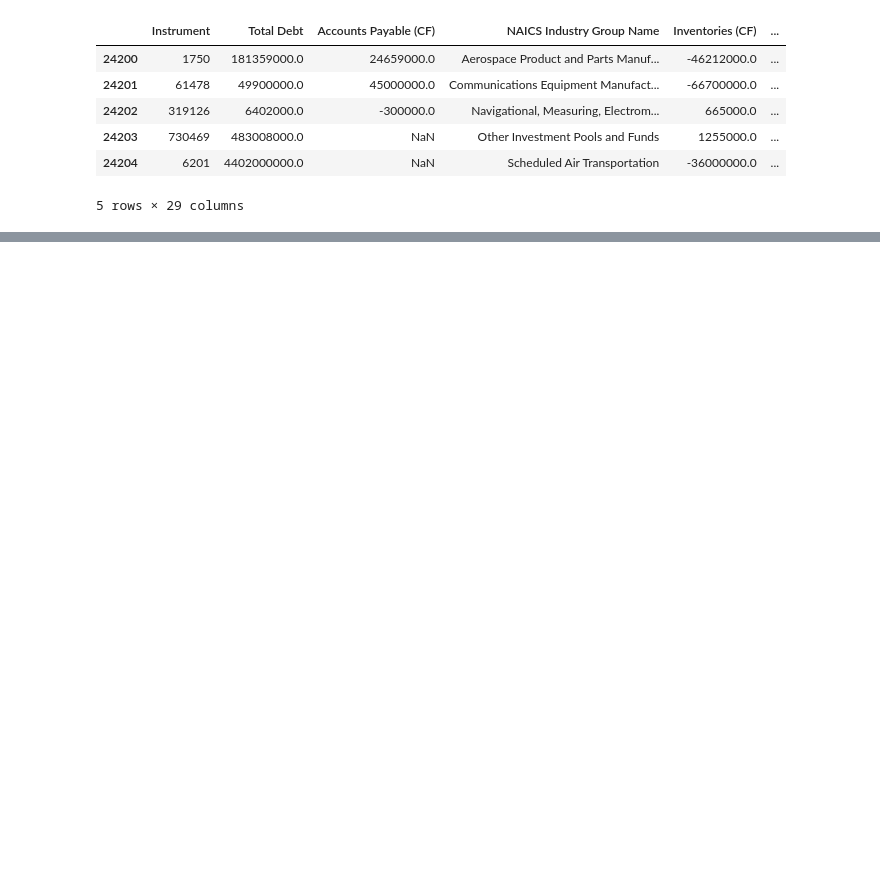
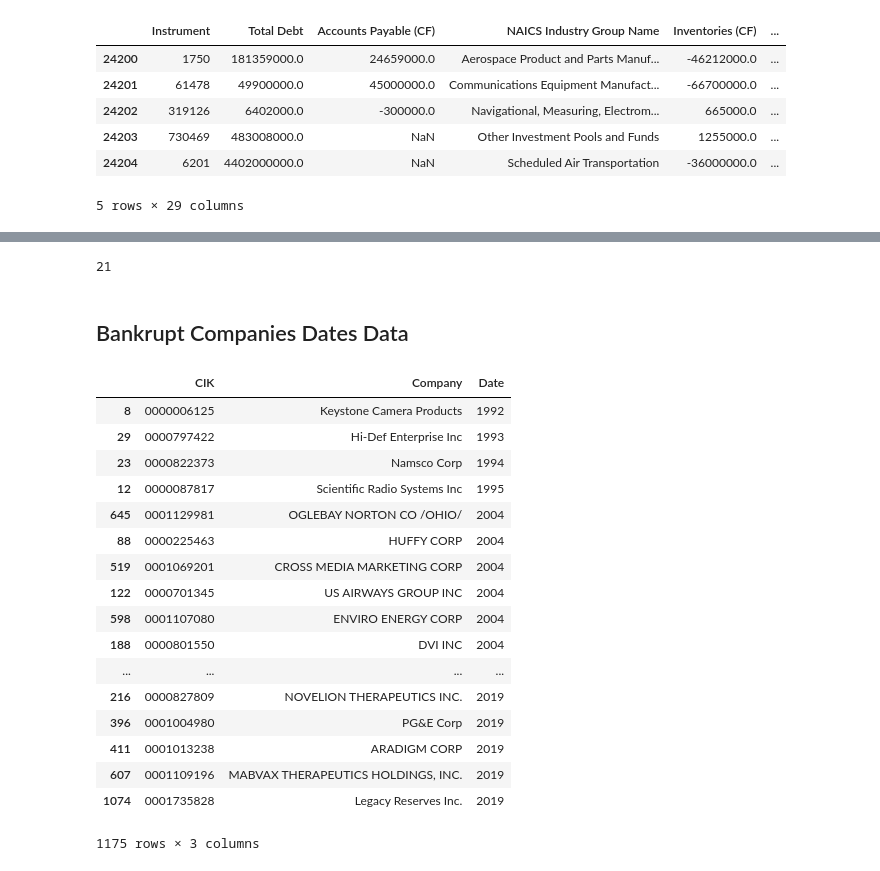
Before and after one commit to Faisalsouz/bankruptcy, a Jupyter notebook: data/Eikon/Cleaning.ipynb, the cells around one changed output, grey strips where cells are left out. Drawn from its saved outputs; the diff is of its cells as text; code cells hidden in the pictures; blank space fills up the shorter version.

```diff
--- a/data/Eikon/Cleaning.ipynb
+++ b/data/Eikon/Cleaning.ipynb
@@ -80,7 +125,32 @@ healthy_nan.head()
+# %%
+healthy.noNANs.max()
+# %% [output]
+21
+# %% [markdown]
+## Bankrupt Companies Dates Data
 # %%
 # read the bankruptcy dates
-dates = pd.read_csv('bankruptcy_dates.csv', dtype=object, index_col=0)
+dates = pd.read_csv('bankruptcy_dates.csv', dtype = {'CIK' : str}, index_col=0)
 # sort by date
 dates.sort_values(by=['Date'], inplace=True)
 
 dates
+# %% [output]
+|  | CIK | Company | Date |
+| 8 | 0000006125 | Keystone Camera Products | 1992 |
+| 29 | 0000797422 | Hi-Def Enterprise Inc | 1993 |
+| 23 | 0000822373 | Namsco Corp | 1994 |
+| 12 | 0000087817 | Scientific Radio Systems Inc | 1995 |
+| 645 | 0001129981 | OGLEBAY NORTON CO /OHIO/ | 2004 |
+| 88 | 0000225463 | HUFFY CORP | 2004 |
+| 519 | 0001069201 | CROSS MEDIA MARKETING CORP | 2004 |
+| 122 | 0000701345 | US AIRWAYS GROUP INC | 2004 |
+| 598 | 0001107080 | ENVIRO ENERGY CORP | 2004 |
+| 188 | 0000801550 | DVI INC | 2004 |
+| ... | ... | ... | ... |
+| 216 | 0000827809 | NOVELION THERAPEUTICS INC. | 2019 |
+| 396 | 0001004980 | PG&E Corp | 2019 |
+| 411 | 0001013238 | ARADIGM CORP | 2019 |
+| 607 | 0001109196 | MABVAX THERAPEUTICS HOLDINGS, INC. | 2019 |
+| 1074 | 0001735828 | Legacy Reserves Inc. | 2019 |
+1175 rows × 3 columns
```
Also changed, not shown: parts of 17 cells of this notebook, 2 other files.
